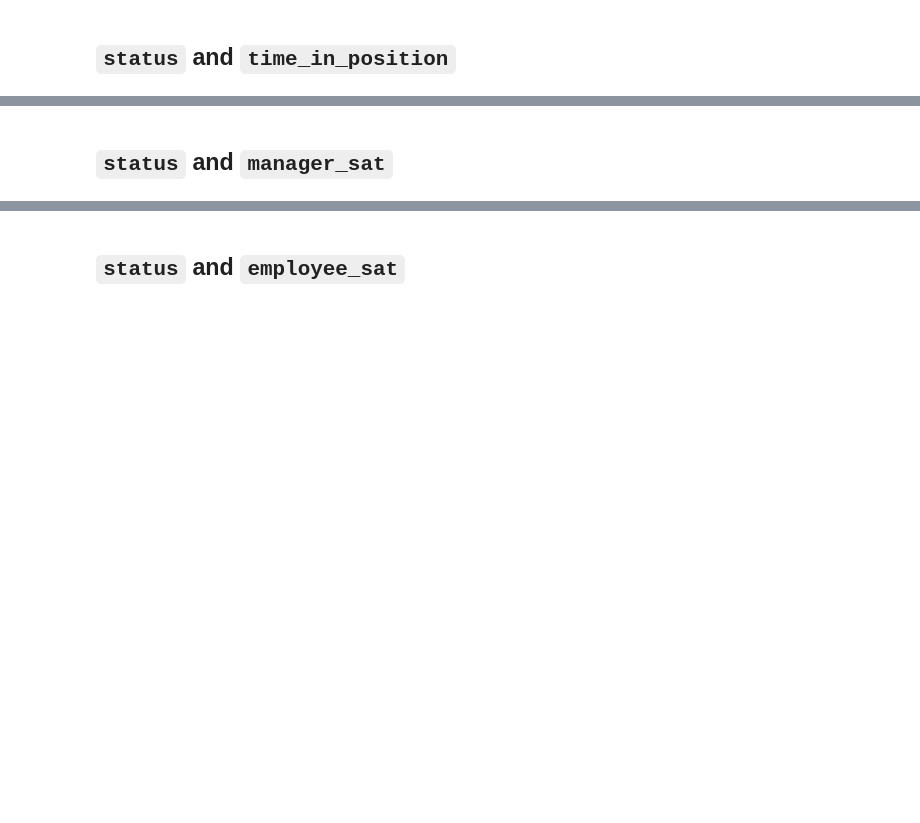
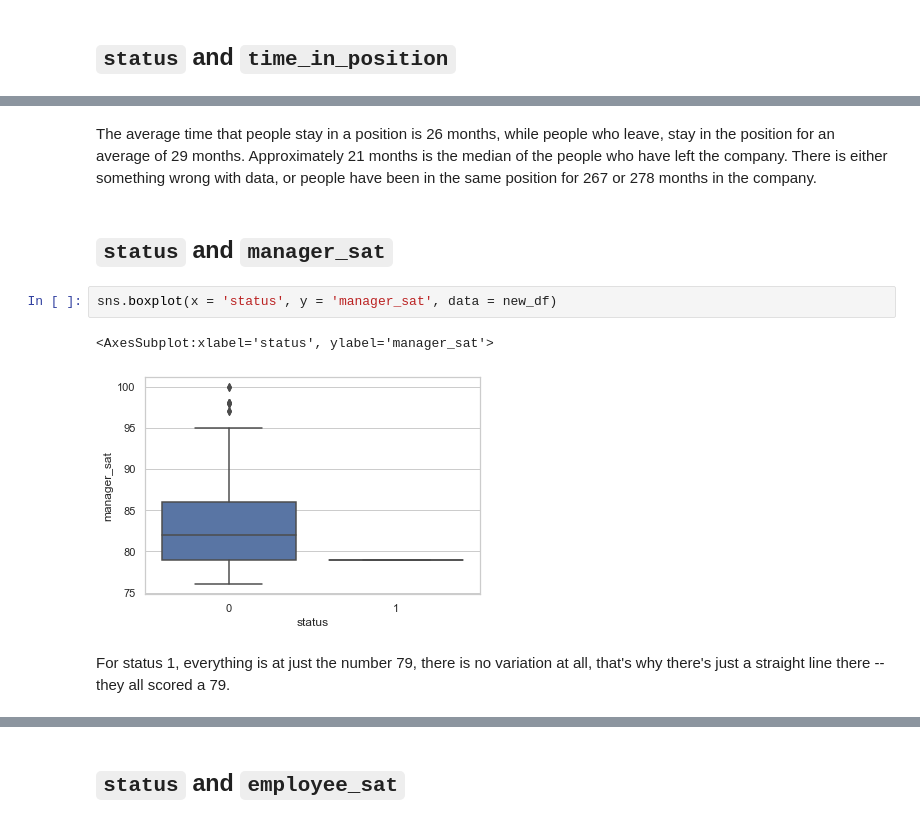
Before and after one commit to julsc256/HR_Analytics_Practice, a Jupyter notebook: People Analytics 101.ipynb, the cells around one changed output, grey strips where cells are left out. Saved outputs shown, nothing was run; the diff lists cells and outputs as text; blank space fills up the shorter version.

```diff
--- a/People Analytics 101.ipynb
+++ b/People Analytics 101.ipynb
@@ -1060,2 +1254,11 @@ max: ('data status 1:', 12, 'data status 0:', 20)
+# %% [markdown]
+The average time that people stay in a position is 26 months, while people who leave, stay in the position for an average of 29 months.  Approximately 21 months is the median of the people who have left the company.  There is either something wrong with data, or people have been in the same position for 267 or 278 months in the company.
 # %% [markdown]
 ## `status` and `manager_sat`
+# %%
+sns.boxplot(x = 'status', y = 'manager_sat', data = new_df)
+# %% [output]
+<AxesSubplot:xlabel='status', ylabel='manager_sat'>
+[figure, added]
+# %% [markdown]
+For status 1, everything is at just the number 79, there is no variation at all, that's why there's just a straight line there -- they all scored a 79.
```
Also changed, not shown: parts of 58 cells of this notebook.
